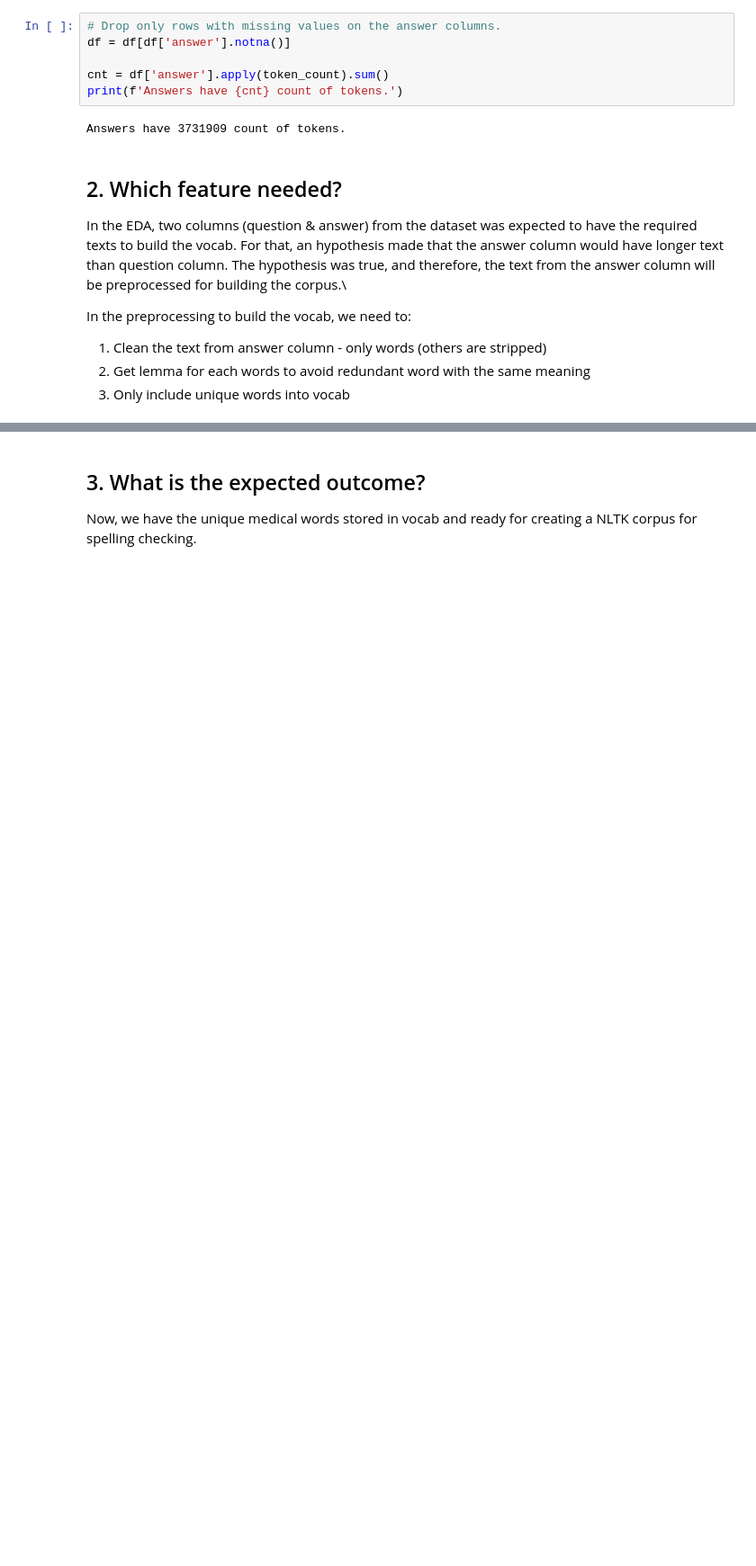
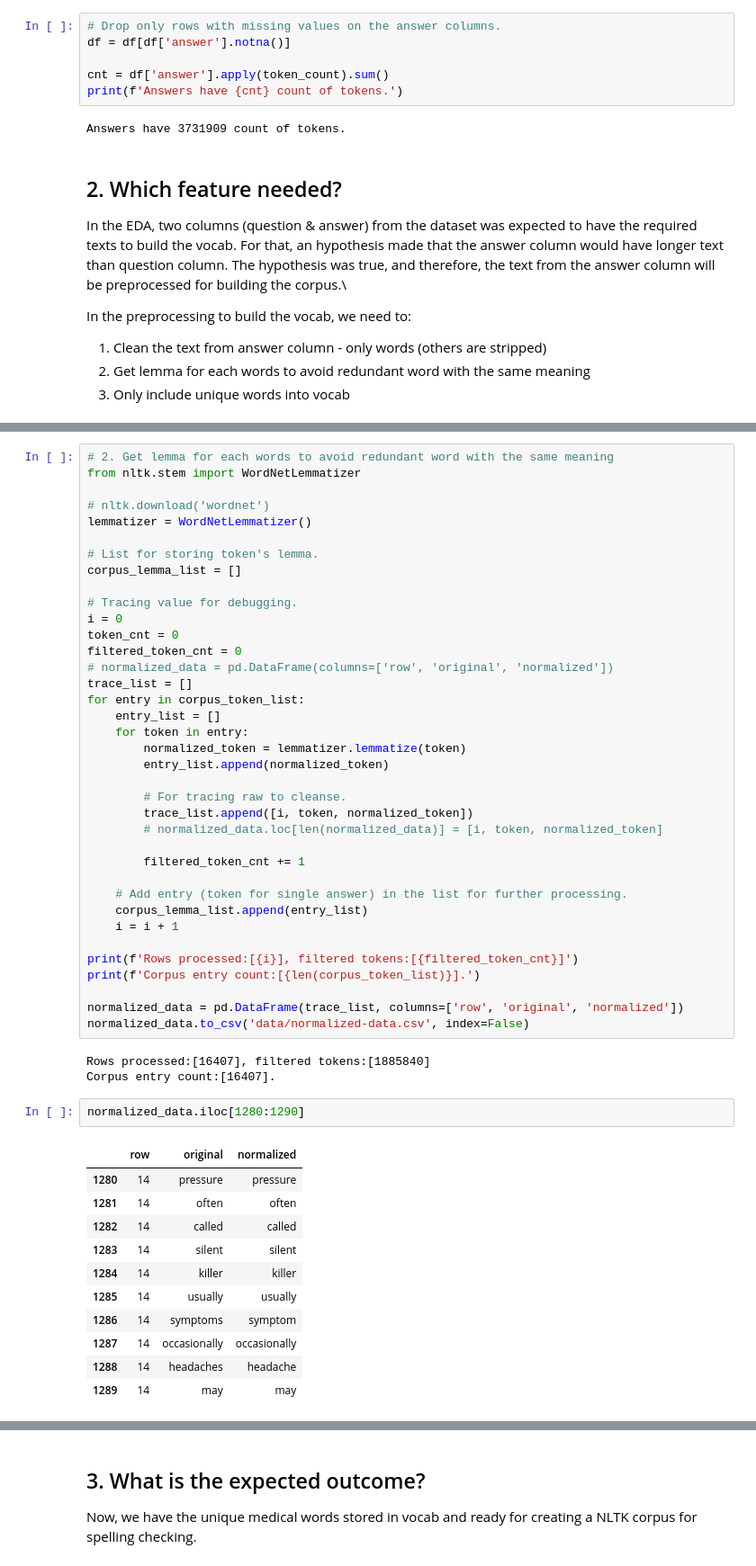
Before and after one commit to everhettoo/spelling-correction-service, a Jupyter notebook: preprocess-corpus.ipynb, the cells around one changed output, grey strips where cells are left out. Shown at 90% size. Saved outputs shown, nothing was run; the diff lists cells and outputs as text; blank space fills up the shorter version.

```diff
--- a/preprocess-corpus.ipynb
+++ b/preprocess-corpus.ipynb
@@ -201,0 +149,54 @@ plt.show()
+# %%
+# 2. Get lemma for each words to avoid redundant word with the same meaning
+from nltk.stem import WordNetLemmatizer
+
+# nltk.download('wordnet')
+lemmatizer = WordNetLemmatizer()
+
+# List for storing token's lemma.
+corpus_lemma_list = []
+
+# Tracing value for debugging.
+i = 0
+token_cnt = 0
+filtered_token_cnt = 0
+# normalized_data = pd.DataFrame(columns=['row', 'original', 'normalized'])
+trace_list = []
+for entry in corpus_token_list:
+    entry_list = []
+    for token in entry:
+        normalized_token = lemmatizer.lemmatize(token)
+        entry_list.append(normalized_token)
+
+        # For tracing raw to cleanse.
+        trace_list.append([i, token, normalized_token])
+        # normalized_data.loc[len(normalized_data)] = [i, token, normalized_token]
+
+        filtered_token_cnt += 1
+
+    # Add entry (token for single answer) in the list for further processing.
+    corpus_lemma_list.append(entry_list)
+    i = i + 1
+
+print(f'Rows processed:[{i}], filtered tokens:[{filtered_token_cnt}]')
+print(f'Corpus entry count:[{len(corpus_token_list)}].')
+
+normalized_data = pd.DataFrame(trace_list, columns=['row', 'original', 'normalized'])
+normalized_data.to_csv('data/normalized-data.csv', index=False)
+# %% [output]
+Rows processed:[16407], filtered tokens:[1885840]
+Corpus entry count:[16407].
+# %%
+normalized_data.iloc[1280:1290]
+# %% [output]
+|  | row | original | normalized |
+| 1280 | 14 | pressure | pressure |
+| 1281 | 14 | often | often |
+| 1282 | 14 | called | called |
+| 1283 | 14 | silent | silent |
+| 1284 | 14 | killer | killer |
+| 1285 | 14 | usually | usually |
+| 1286 | 14 | symptoms | symptom |
+| 1287 | 14 | occasionally | occasionally |
+| 1288 | 14 | headaches | headache |
+| 1289 | 14 | may | may |
```
Also changed, not shown: parts of 14 cells of this notebook, 3 other files.
